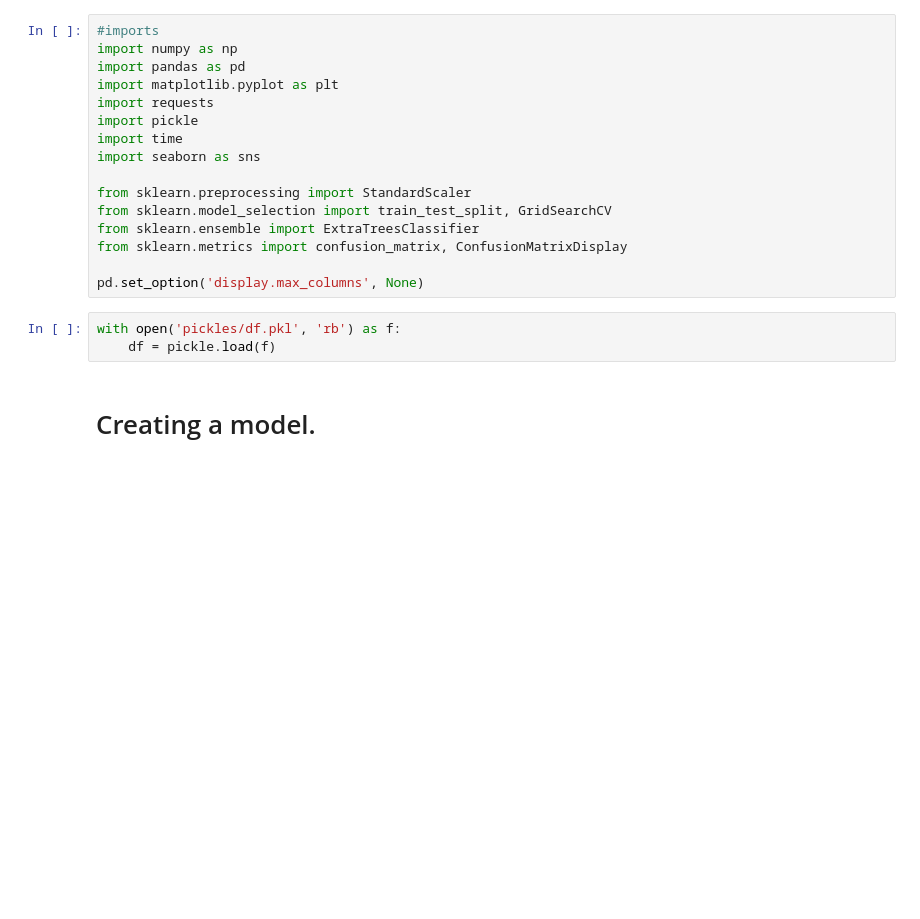
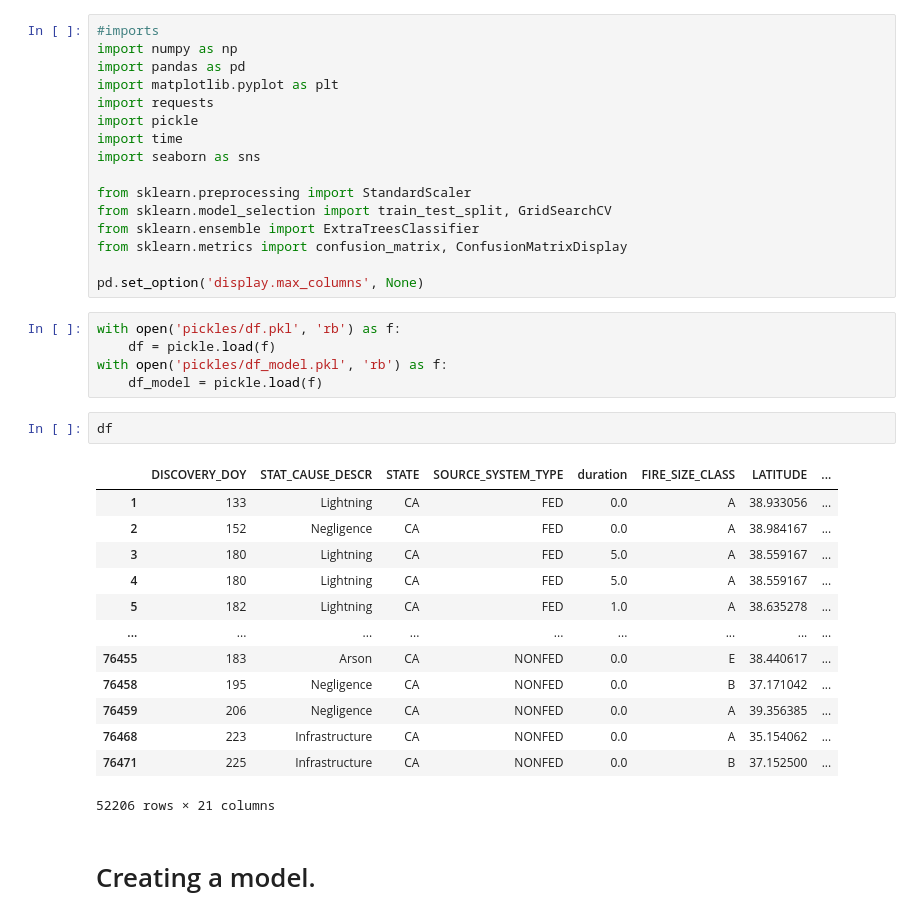
Before and after one commit to smileshey/CA-Wildfires-NN, a Jupyter notebook: 04_ET all.ipynb, the cells around one changed output. Drawn from its saved outputs; the diff is of its cells as text; blank space fills up the shorter version.

```diff
--- a/04_ET all.ipynb
+++ b/04_ET all.ipynb
@@ -19,6 +19,24 @@ pd.set_option('display.max_columns', None)
 # %%
 with open('pickles/df.pkl', 'rb') as f:
     df = pickle.load(f)
+with open('pickles/df_model.pkl', 'rb') as f:
+    df_model = pickle.load(f)
+# %%
+df
+# %% [output]
+|  | DISCOVERY_DOY | STAT_CAUSE_DESCR | STATE | SOURCE_SYSTEM_TYPE | duration | FIRE_SIZE_CLASS | LATITUDE | ... |
+| 1 | 133 | Lightning | CA | FED | 0.0 | A | 38.933056 | ... |
+| 2 | 152 | Negligence | CA | FED | 0.0 | A | 38.984167 | ... |
+| 3 | 180 | Lightning | CA | FED | 5.0 | A | 38.559167 | ... |
+| 4 | 180 | Lightning | CA | FED | 5.0 | A | 38.559167 | ... |
+| 5 | 182 | Lightning | CA | FED | 1.0 | A | 38.635278 | ... |
+| ... | ... | ... | ... | ... | ... | ... | ... | ... |
+| 76455 | 183 | Arson | CA | NONFED | 0.0 | E | 38.440617 | ... |
+| 76458 | 195 | Negligence | CA | NONFED | 0.0 | B | 37.171042 | ... |
+| 76459 | 206 | Negligence | CA | NONFED | 0.0 | A | 39.356385 | ... |
+| 76468 | 223 | Infrastructure | CA | NONFED | 0.0 | A | 35.154062 | ... |
+| 76471 | 225 | Infrastructure | CA | NONFED | 0.0 | B | 37.152500 | ... |
+52206 rows × 21 columns
 # %% [markdown]
 # Creating a model.
 # %%
```
Also changed, not shown: parts of 13 cells of this notebook, 7 other files.
